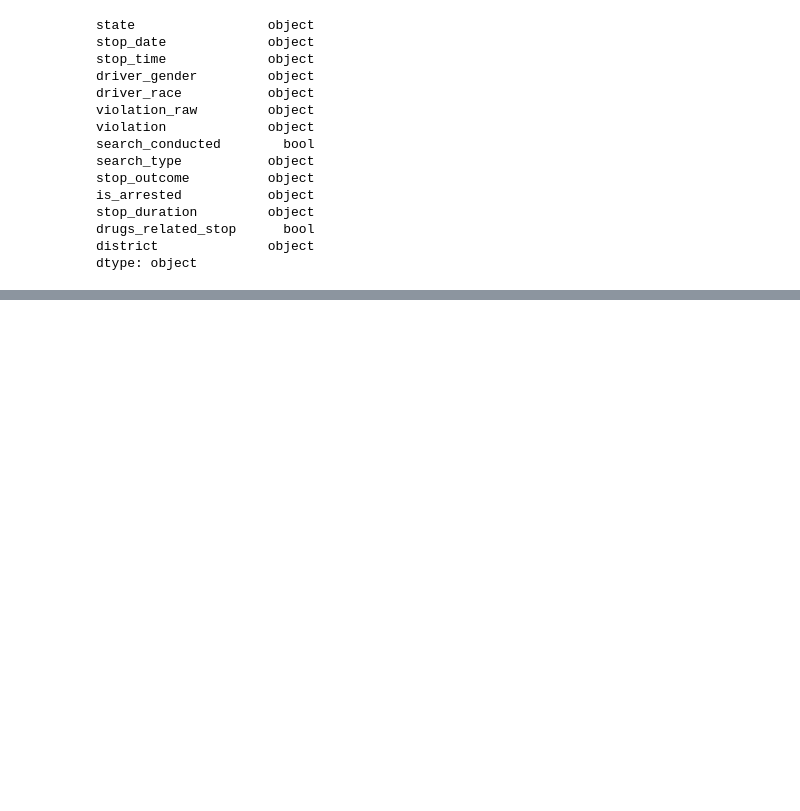
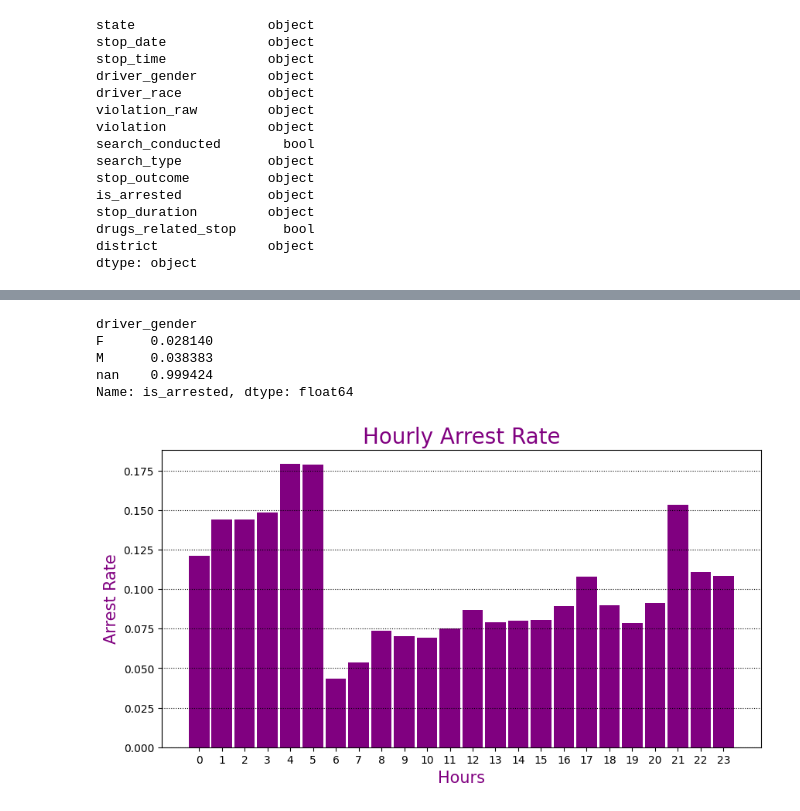
Before and after one commit to Hasnain-Sidd/Data-Science, a Jupyter notebook: Stanford_Open_Policing.ipynb, the cells around one changed output, grey strips where cells are left out. Cells and saved outputs as stored; diff of their text form; code cells hidden in the pictures; blank space fills up the shorter version.

```diff
--- a/Stanford_Open_Policing.ipynb
+++ b/Stanford_Open_Policing.ipynb
@@ -151,0 +251,23 @@ plt.show()
+# %%
+# Affect of arrest rate by gender
+df.groupby('driver_gender').is_arrested.mean()
+# %% [output]
+driver_gender
+F      0.028140
+M      0.038383
+nan    0.999424
+Name: is_arrested, dtype: float64
+# %%
+# visualizing the hourly based arrest rate
+hourly_arrest_rate=df.groupby(df.index.hour).is_arrested.mean()
+plt.figure(figsize=(10,5))
+x=np.arange(0,24)
+plt.bar(x,hourly_arrest_rate,color='purple',width=0.90)
+plt.xticks(x)
+plt.xlabel("Hours",color="purple",fontsize=15)
+plt.ylabel("Arrest Rate",color="purple",fontsize=15)
+plt.title("Hourly Arrest Rate",fontsize=20,color='purple')
+plt.grid(linestyle='dotted',linewidth=0.8,axis='y',color='black')
+plt.show()
+# %% [output]
+[figure, added]
```
Also changed, not shown: parts of 14 cells of this notebook.
